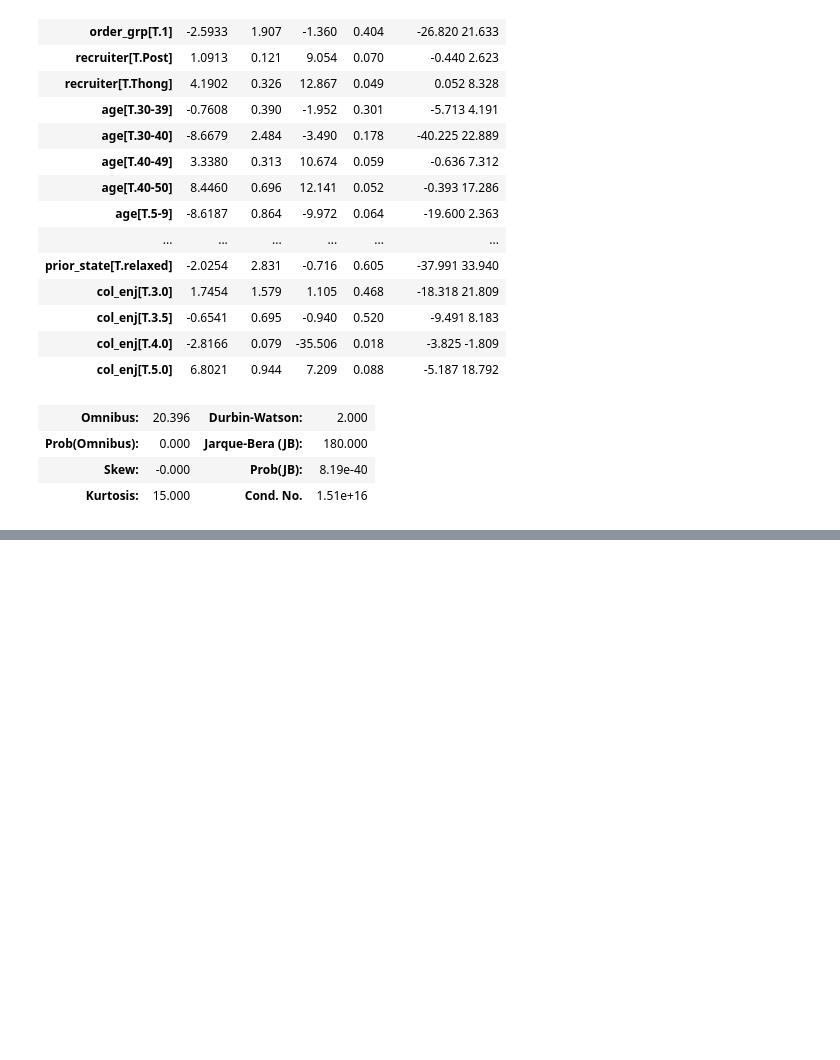
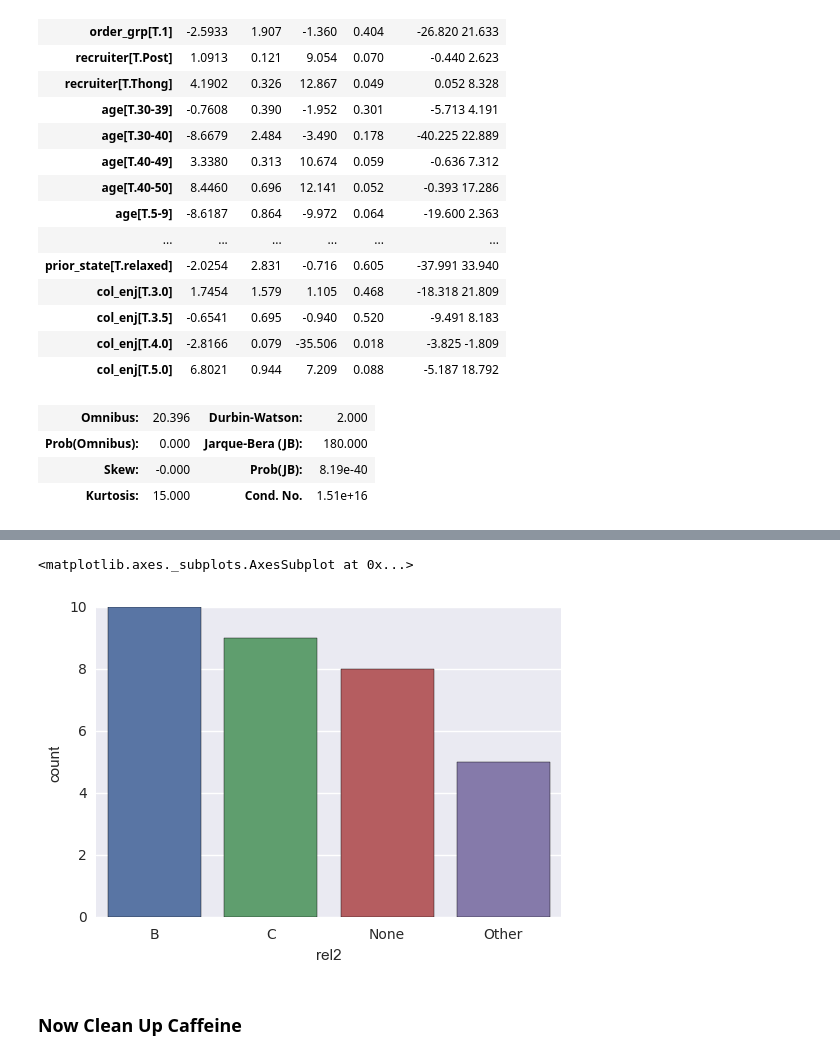
Before and after one commit to thongnbui/MIDS_241_project, a Jupyter notebook: code/Project_Ohm.ipynb, the cells around one changed output, grey strips where cells are left out. Cells and saved outputs as stored; diff of their text form; code cells hidden in the pictures; blank space fills up the shorter version.

```diff
--- a/code/Project_Ohm.ipynb
+++ b/code/Project_Ohm.ipynb
@@ -150,0 +186,28 @@ OLS Regression Results
+# %%
+# First Catholic to Christian
+def relMap(x):
+    if x=='Cathollic' or x=='Catholic' or x=='Christian':
+        return 'C'
+    if x=='Buddhist':
+        return 'B'
+    if x== 'None':
+        return 'None'
+    else:
+        return 'Other'
+# %%
+d['new_rel'] = d["Religion"].map(relMap)
+# %%
+d['rel2'] = d['new_rel'].astype('category')
+# %%
+# Plot religious distribution to see break-out:
+sns.countplot(x="rel2", data=d)
+
+# alternative methods
+#plt.hist(d["rel2"])
+#plt.show()
+#plt.plot(d.rel2.value_counts())
+# %% [output]
+<matplotlib.axes._subplots.AxesSubplot at 0x...>
+[figure, added]
+# %% [markdown]
+### Now Clean Up Caffeine
```
Also changed, not shown: parts of 20 cells of this notebook.
